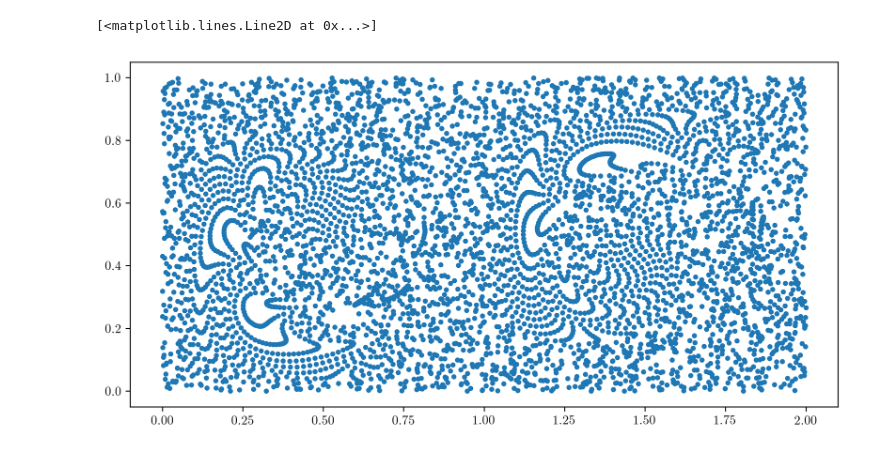
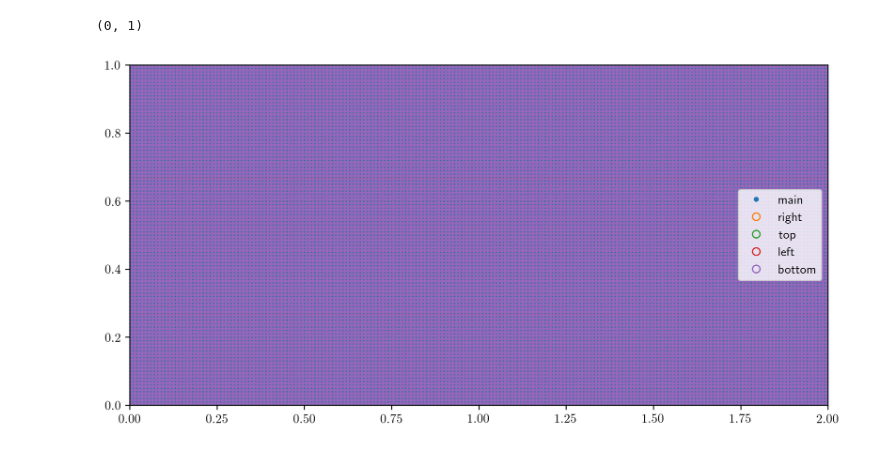
Before and after one commit to arnemagnus/_oldversion_physicsproject, a Jupyter notebook: calculation_scripts/variational_lcs.ipynb, the cells around one changed output. Saved outputs shown, nothing was run; the diff lists cells and outputs as text; code cells hidden in the pictures.

```diff
--- a/calculation_scripts/variational_lcs.ipynb
+++ b/calculation_scripts/variational_lcs.ipynb
@@ -140,6 +0,0 @@ while(t < t_max):
-# %%
-plt.figure(figsize=(figwidth, np.ceil(figwidth*Ny/Nx).astype(int)), dpi = resolution)
-plt.plot(pos[0, 0:N], pos[1, 0:N], '.')
-# %% [output]
-[<matplotlib.lines.Line2D at 0x...>]
-[figure, removed]
@@ -145,0 +83,13 @@ plt.plot(pos[0, 0:N], pos[1, 0:N], '.')
+# %%
+plt.figure(figsize=(figwidth, np.ceil(figwidth*Ny/Nx).astype(int)), dpi = resolution)
+plt.plot(pos_init[0, 0:N], pos_init[1, 0:N], '.', label = 'main')
+plt.plot(pos_init[0, N:2*N], pos_init[1, N:2*N], 'o', fillstyle = 'none', label = 'right')
+plt.plot(pos_init[0, 2*N:3*N], pos_init[1, 2*N:3*N], 'o', fillstyle = 'none', label = 'top')
+plt.plot(pos_init[0, 3*N:4*N], pos_init[1, 3*N:4*N], 'o', fillstyle = 'none', label = 'left')
+plt.plot(pos_init[0, 4*N:5*N], pos_init[1, 4*N:5*N], 'o', fillstyle = 'none', label = 'bottom')
+plt.legend(loc = 'best')
+plt.xlim([0, 2])
+plt.ylim([0, 1])
+# %% [output]
+(0, 1)
+[figure, added]
```
Also changed, not shown: parts of 73 cells of this notebook.
